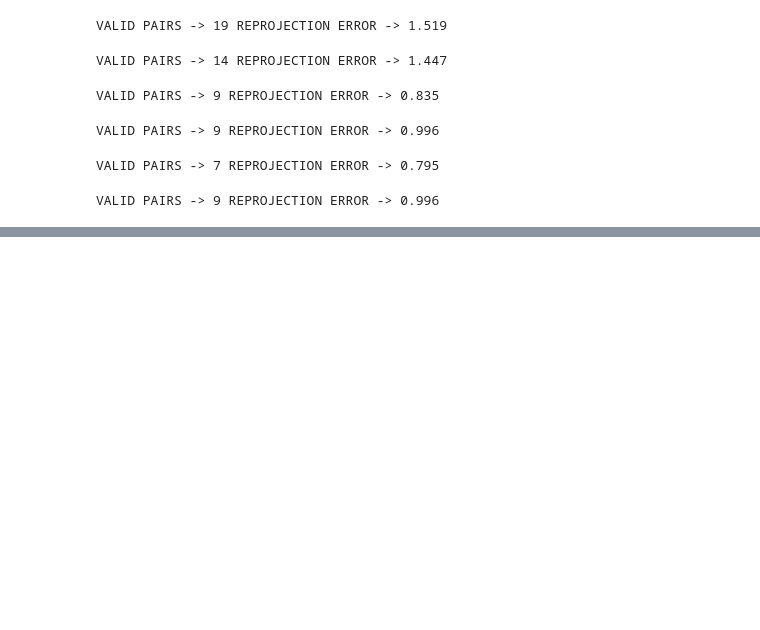
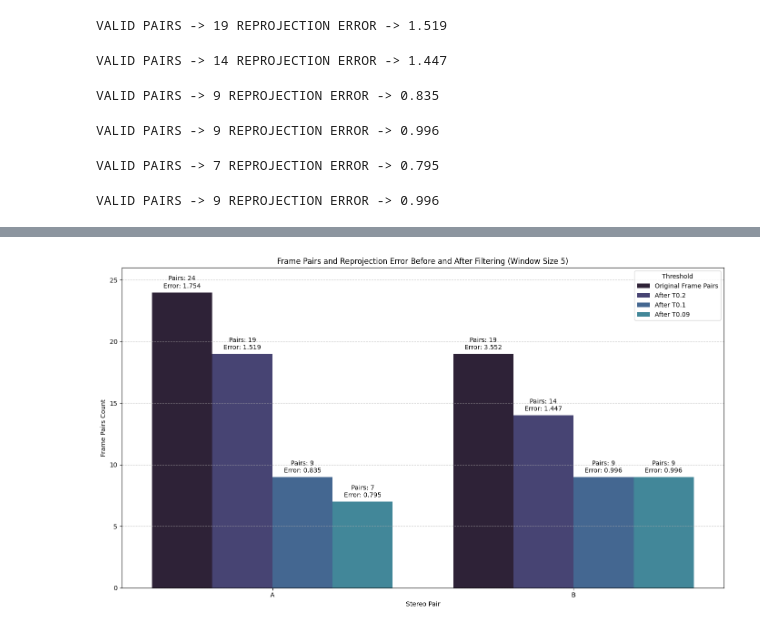
Before and after one commit to damianstone/cv-calibration-triangulation, a Jupyter notebook: report/extrinsic_results.ipynb, the cells around one changed output, grey strips where cells are left out. Cells and saved outputs as stored; diff of their text form; code cells hidden in the pictures; blank space fills up the shorter version.

```diff
--- a/report/extrinsic_results.ipynb
+++ b/report/extrinsic_results.ipynb
@@ -164,0 +252,61 @@ plt.show()
+# %%
+df = original_df[original_df['win_size'] == 5]
+df = df[df['threshold'] != 0.4]
+
+df_after = df[df['threshold'] != 0][['stereo', 'threshold', 'frames_pairs_after', 'error']].copy()
+df_after['threshold_label'] = df_after['threshold'].apply(lambda x: f'After T{x}')
+df_after = df_after.rename(columns={'frames_pairs_after': 'frame_pairs'})
+
+# Add ONE single frames_pairs_before entry for each stereo pair
+df_before = df[['stereo', 'frames_pairs_before', 'error']].drop_duplicates().copy()
+df_before['threshold_label'] = 'Original Frame Pairs'
+df_before = df_before.rename(columns={'frames_pairs_before': 'frame_pairs'})
+
+# Combine and plot
+df_combined = pd.concat([df_before, df_after]).sort_values(['stereo', 'threshold_label'])
+threshold_order = ['Original Frame Pairs'] + [f'After T{x}' for x in sorted(df_after['threshold'].unique(), reverse=True)]
+stereo_order = ['A', 'B']
+plt.figure(figsize=(14, 8))
+
+barplot = sns.barplot(x='stereo', y='frame_pairs', hue='threshold_label', data=df_combined,
+                     palette=sns.color_palette("mako"), errorbar=None,
+                     order=stereo_order, hue_order=threshold_order)
+
+plt.title('Frame Pairs and Reprojection Error Before and After Filtering (Window Size 5)')
+plt.xlabel('Stereo Pair')
+plt.ylabel('Frame Pairs Count')
+plt.legend(title='Threshold', loc='upper right')
+plt.ylim(0, df_combined['frame_pairs'].max() + 2)
+plt.grid(axis='y', linestyle='--', alpha=0.7)
+
+# Calculate number of bars per stereo pair
+n_thresholds = len(threshold_order)
+
+for idx, p in enumerate(barplot.patches):
+    height = p.get_height()
+    if height > 0:
+        # Calculate which stereo and threshold this bar represents
+        stereo_idx = idx % len(stereo_order)  # Changed from idx // n_thresholds
+        threshold_idx = idx // len(stereo_order)  # Changed from idx % n_thresholds
+
+        stereo = stereo_order[stereo_idx]
+        threshold_label = threshold_order[threshold_idx]
+
+        # Get the corresponding data
+        row = df_combined[(df_combined['stereo'] == stereo) &
+                         (df_combined['threshold_label'] == threshold_label)]
+
+        if not row.empty:
+            # Create annotation text with both values
+            annotation = f'Pairs: {int(height)}\nError: {row["error"].iloc[0]:.3f}'
+
+            barplot.annotate(annotation,
+                            (p.get_x() + p.get_width() / 2, height),
+                            ha='center', va='bottom',
+                            xytext=(0, 5),
+                            textcoords='offset points')
+
+plt.tight_layout()
+plt.show()
+# %% [output]
+[figure, added]
```
Also changed, not shown: parts of 6 cells of this notebook.
